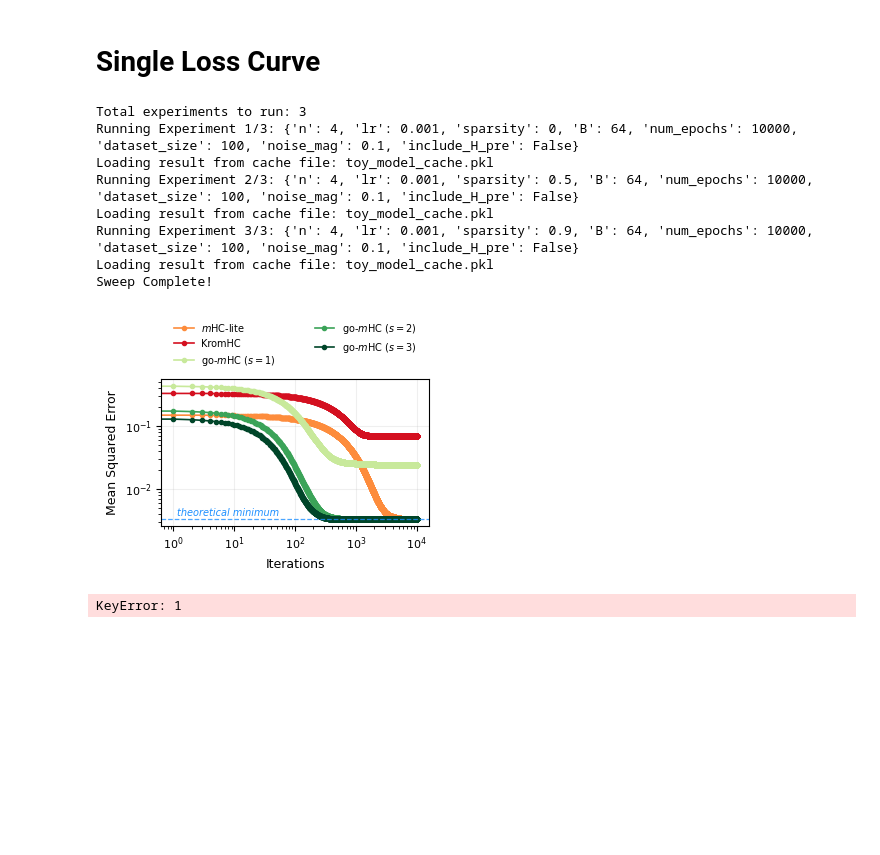
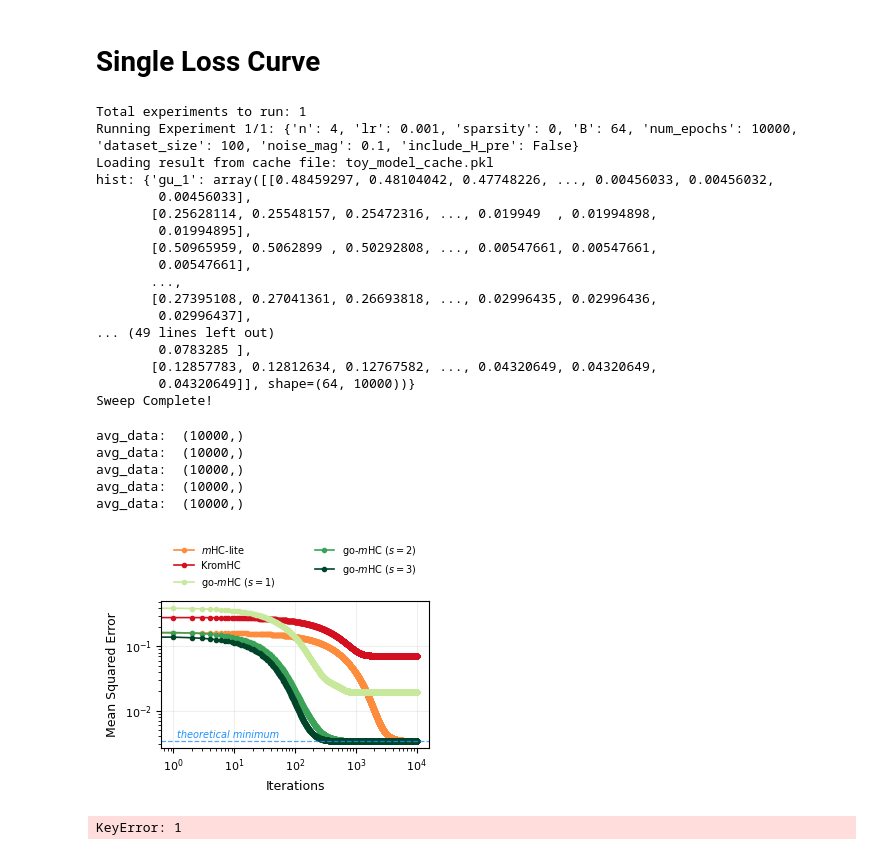
Before and after one commit to itstorque/go-mHC, a Jupyter notebook: omHC_toy_model_routing.ipynb, the cells around one changed output. Cells and saved outputs as stored; diff of their text form; code cells hidden in the pictures; blank space fills up the shorter version.

```diff
--- a/omHC_toy_model_routing.ipynb
+++ b/omHC_toy_model_routing.ipynb
@@ -591,7 +555,7 @@ plt.show()
 # MSE by matrix dimension
 # %%
 sweep_config = {
-    'n': [2, 3, 4, 5, 6, 7, 8, 10],
+    'n': [2, 3, 4, 5, 6, 7, 8, 10, 12, 14, 16],
     'lr': [0.001],#, 0.005],
     'sparsity': [0], #sweep sparsity at d=4, plot loss relative to sparsity to show if method might be applicable beyond residual stream in sparse networks, or regenerate sparsity
     'B': [64],
@@ -753,7 +1039,7 @@ noise:  [0.1]
 # Loss Trajectories by # of residual streams
 # %%
 sweep_config = {
-    'n': [2, 3, 4, 5, 6, 7, 8, 10],
+    'n': [2, 3, 4, 5, 6, 8, 10, 12, 14, 16],
     'lr': [0.001],#, 0.005],
     'sparsity': [0], #sweep sparsity at d=4, plot loss relative to sparsity to show if method might be applicable beyond residual stream in sparse networks, or regenerate sparsity
     'B': [64],
@@ -806,7 +1091,7 @@ plt.rcParams.update({
 noise_floor = (sweep_config['noise_mag'][0] ** 2) / 3
 colors = [*plt.cm.YlOrRd([0.5, 0.8]), "k", *plt.cm.YlGn(np.linspace(0.3, 1, 3))]
 
-fig, axes = plt.subplots(2, 4, figsize=FIG_SIZE, sharex=True, sharey=True)
+fig, axes = plt.subplots(2, 5, figsize=FIG_SIZE, sharex=True, sharey=True)
 axes = axes.flatten()
 
 fig.suptitle("Loss Trajectories by # of Residual Streams", fontsize=11, fontweight='bold')
@@ -828,10 +1113,13 @@ for dim in range(len(sweep_config['n'])):
         histories['$m$HC-lite'] = all_histories[dim]['mhc_lite']
 
     i = 0
+    print('histories: ',histories)
     for label in histories:
-        data = histories[label]
-        ax.plot(data, label=label, color=colors[i],
-                alpha=0 if label == " " else 1, marker='.', markersize=2, rasterized=True)
+        if histories[label] is not None and len(histories[label]) > 0:
+            data = np.mean(histories[label], axis=0)
+            print('data: ', np.shape(data))
+            ax.plot(data, label=label, color=colors[i],
+                    alpha=0 if label == " " else 1, marker='.', markersize=2, rasterized=True)
         i += 1
 
     ax.axhline(y=noise_floor, color='dodgerblue', linestyle='--', linewidth=0.9, alpha=0.8)
@@ -875,7 +1180,7 @@ plt.show()
 sweep_config = {
     'n': [4],
     'lr': [0.001],#, 0.005],
-    'sparsity': [0, 0.5, 0.9], #sweep sparsity at d=4, plot loss relative to sparsity to show if method might be applicable beyond residual stream in sparse networks, or regenerate sparsity
+    'sparsity': [0], #sweep sparsity at d=4, plot loss relative to sparsity to show if method might be applicable beyond residual stream in sparse networks, or regenerate sparsity
     'B': [64],
     'num_epochs': [10000],
     'dataset_size': [100],
@@ -885,13 +1190,22 @@ sweep_config = {
 
 all_results, all_histories = run_sweep(sweep_config)
 # %% [output]
-Total experiments to run: 3
-Running Experiment 1/3: {'n': 4, 'lr': 0.001, 'sparsity': 0, 'B': 64, 'num_epochs': 10000, 'dataset_size': 100, 'noise_mag': 0.1, 'include_H_pre': False}
+Total experiments to run: 1
+Running Experiment 1/1: {'n': 4, 'lr': 0.001, 'sparsity': 0, 'B': 64, 'num_epochs': 10000, 'dataset_size': 100, 'noise_mag': 0.1, 'include_H_pre': False}
 Loading result from cache file: toy_model_cache.pkl
-Running Experiment 2/3: {'n': 4, 'lr': 0.001, 'sparsity': 0.5, 'B': 64, 'num_epochs': 10000, 'dataset_size': 100, 'noise_mag': 0.1, 'include_H_pre': False}
-Loading result from cache file: toy_model_cache.pkl
-Running Experiment 3/3: {'n': 4, 'lr': 0.001, 'sparsity': 0.9, 'B': 64, 'num_epochs': 10000, 'dataset_size': 100, 'noise_mag': 0.1, 'include_H_pre': False}
-Loading result from cache file: toy_model_cache.pkl
+hist: {'gu_1': array([[0.48459297, 0.48104042, 0.47748226, ..., 0.00456033, 0.00456032,
+        0.00456033],
+       [0.25628114, 0.25548157, 0.25472316, ..., 0.019949  , 0.01994898,
+        0.01994895],
+       [0.50965959, 0.5062899 , 0.50292808, ..., 0.00547661, 0.00547661,
+        0.00547661],
+       ...,
+       [0.27395108, 0.27041361, 0.26693818, ..., 0.02996435, 0.02996436,
+        0.02996437],
+... (49 lines left out)
+        0.0783285 ],
+       [0.12857783, 0.12812634, 0.12767582, ..., 0.04320649, 0.04320649,
+        0.04320649]], shape=(64, 10000))}
 Sweep Complete!
 # %%
 import matplotlib.pyplot as plt
@@ -930,47 +1244,51 @@ for dim in range(len(sweep_config['n'])):
     }
     if sweep_config['n'][dim].bit_count() == 1:
         histories['KromHC'] = all_histories[dim]['kromhc']
+
     if sweep_config['n'][dim] < 7:
         histories['$m$HC-lite'] = all_histories[dim]['mhc_lite']
 
     i = 0
     for label in histories:
         data = histories[label]
-        plt.plot(data, label=label, color=colors[i],
-                 alpha=0 if label == " " else 1, marker='.', rasterized=True)
+        if data is not None and len(data) > 0:
+            avg_data = np.mean(data, axis=0)
+            print('avg_data: ', np.shape(avg_data))
+            plt.plot(avg_data, label=label, color=colors[i],
+                    alpha=0 if label == " " else 1, marker='.', rasterized=True)
         i += 1
 
     plt.axhline(y=noise_floor, color='dodgerblue', linestyle='--', linewidth=0.9, alpha=0.8)
 
     plt.yscale('log')
     plt.xscale('log')
     plt.xlabel("Iterations")
     plt.ylabel("Mean Squared Error")
     plt.grid(True, which="major", ls="-", alpha=0.2)
 
     # --- Annotate noise floor line ---
     ax = plt.gca()
     ax.annotate('theoretical minimum', xy=(0.46, noise_floor-0.0005), xycoords=('axes fraction', 'data'),
                 xytext=(-4, 4), textcoords='offset points',
                 ha='right', va='bottom',
                 color='dodgerblue', fontstyle='italic', fontsize=7)
 
-    # Build legend handles, filtering the blank spacer
-    handles, labels = ax.get_legend_handles_labels()
-    filtered = [(h, l) for h, l in zip(handles, labels) if l.strip()]
-
-    plt.legend(*zip(*filtered),
-               loc='lower center',
-               bbox_to_anchor=(0.5, 1.02),
-               ncol=2,
-               frameon=False,
-               fontsize=7,
-               columnspacing=4)
+    # Build legend
+    plt.legend(loc='lower center',
+            bbox_to_anchor=(0.5, 1.02),
+            ncol=2,
+            frameon=False,
+            fontsize=7, columnspacing=4)
 
     plt.savefig('loss_trajectory_with_floor.pdf', bbox_inches='tight', dpi=300)
     plt.show()
 # %% [output]
+avg_data:  (10000,)
+avg_data:  (10000,)
+avg_data:  (10000,)
+avg_data:  (10000,)
+avg_data:  (10000,)
-[figure, old version]
+[figure, new version]
 # %%
 # reset rcParams to default before applying new style
 plt.rcParams.update(plt.rcParamsDefault)
```
Also changed, not shown: parts of 22 cells of this notebook.
